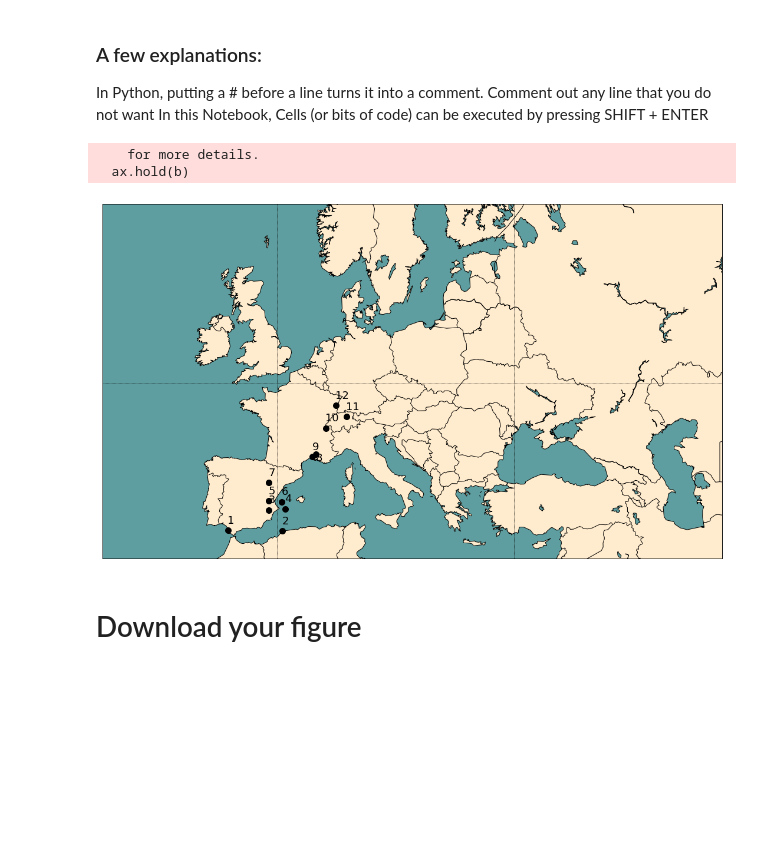
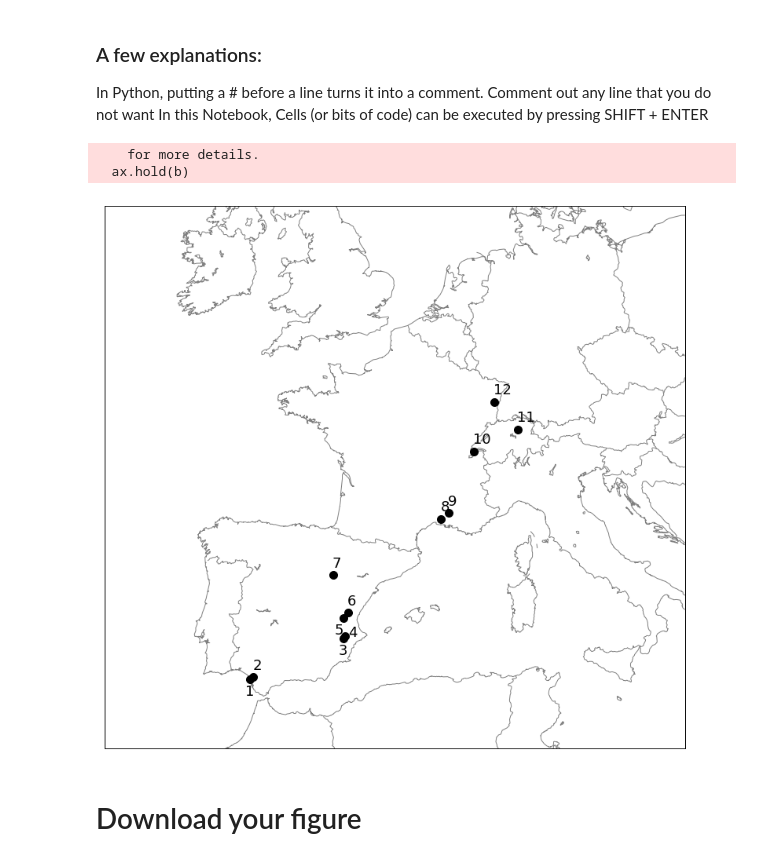
Before and after one commit to fvanden/makeMaps, a Jupyter notebook: makeMap.ipynb, the cells around one changed output. Cells and saved outputs as stored; diff of their text form; code cells hidden in the pictures; blank space fills up the shorter version.

```diff
--- a/makeMap.ipynb
+++ b/makeMap.ipynb
@@ -35,20 +35,20 @@ fig, ax = plt.subplots(figsize = (15,10)) # <-- adapt the size here
 # urcrnrlon, float : the longitude coordinate of the upper right hand corner of the map
 # urcrnrlat, float : the latitude coordinate of the upper right hand corner of the map
 
-map = Basemap(projection='merc', lat_0 = 46.92366, lon_0 = 8.22313, resolution = 'l', ellps = 'WGS84',
-             llcrnrlon = -22.1857, llcrnrlat = 33.564, urcrnrlon = 56.300, urcrnrlat = 62.545)
+map = Basemap(projection='merc', lat_0 = 46.92366, lon_0 = 8.22313, resolution = 'i', ellps = 'WGS84',
+             llcrnrlon = -14.567871, llcrnrlat = 33.564, urcrnrlon = 18.149414, urcrnrlat = 55.141210)
 
 # draw a line around the map region
-map.drawmapboundary(fill_color='cadetblue') # <-- fill_color changes the color of the Sea. Names of colours
-                                           # can be found here:
+#map.drawmapboundary(fill_color='cadetblue') # <-- fill_color changes the color of the Sea. Names of colours
+map.drawmapboundary(fill_color='white')                                           # can be found here:
                                            # https://matplotlib.org/2.0.0/examples/color/named_colors.html
 
 # draws the political boundaries
-map.drawcountries(linewidth = 1.0, color = 'k') # <-- the linewidth and the colour of the lines can be changed.
+map.drawcountries(linewidth = 1.0, color = 'grey') # <-- the linewidth and the colour of the lines can be changed.
                                                 # 'k' is black, 'r' is red, 'b' is blue etc
 
 # draws the coastlines
-map.drawcoastlines(linewidth = 1.0, color = 'k')
+map.drawcoastlines(linewidth = 1.0, color = 'grey')
 
 # draw rivers
 #map.drawrivers(linewidth = 1.0, color = 'aqua')
@@ -56,7 +56,7 @@ map.drawcoastlines(linewidth = 1.0, color = 'k')
 # colour the sea
 
 # colour the land and the lakes
-map.fillcontinents(color='blanchedalmond',lake_color='cadetblue') # <-- change the colours here
+#map.fillcontinents(color='blanchedalmond',lake_color='cadetblue') # <-- change the colours here
 
 # draws a relief map, looks nice :-) , sometimes it's better to choose between fillcontinents and shadedrelief or
 # bluemarble
@@ -66,8 +66,8 @@ map.fillcontinents(color='blanchedalmond',lake_color='cadetblue') # <-- change t
 
 # draw meridians and parallels
 
-map.drawparallels(np.arange(10,90,20)) # <-- locations where to draw them. This means from 10 to 90 in steps of 20
-map.drawmeridians(np.arange(-180,180,30))
+#map.drawparallels(np.arange(10,90,20)) # <-- locations where to draw them. This means from 10 to 90 in steps of 20
+#map.drawmeridians(np.arange(-180,180,30))
 
 # This is the important part: putting points on the map
 
@@ -75,47 +75,51 @@ latp = [43.94834, 46.17086] # <-- latitude coordinates
 lonp = [4.80892, 8.79953] # <-- longitude coordinates
 labels = ['Avignon', 'Locarno'] # <-- place names
 
-latp = [36.5267181, 36.46, 38.56, 38.69, 39.47, 39.39, 41.23, 43.91, 43.67,46.24, 47.24,48.21]
-lonp = [-6.2891002, 0.61, -1.10, 0.97, -1.11, 0.53, -1.12, 4.87, 4.42,6.13,8.74, 7.38]
-labels = [1,2,3,4,5,6,7,8,9,10,11,12]
+latp = [36.7785, 36.8768, 38.6152, 38.7200, 39.5100,39.7409,41.3584, 43.9400,43.6952,46.3992,47.2421,48.2900 ]
+lonp = [-6.3429,-6.1681, -1.1046,-1.009, -1.0785,-0.8196, -1.6856, 4.8202, 4.4135, 6.2320, 8.7328, 7.4158]
+labels = [1,2,3,4,5,6,7,9,8,10,11,12]
 
 
 
 x,y = map(lonp, latp) # <-- transformation of the lat/lon coordinates to the map coordinates
 map.plot(x, y, 'ko', markerfacecolor = 'k', markersize=10) # <-- plotting the coordinates. Comment out this line
                                                            # comment out this line if you don't want points
                                                            # 'ko' is a black circle marker, for types of markers see
                                                            # https://matplotlib.org/api/markers_api.html
                                                            # the markerfacecolor sets the inside colour of the marker
 # loop to add the labels to the points.
 for label, xpt, ypt in zip(labels, x, y):
-    if label == 8:
-        plt.text(xpt-5000, ypt-100000, label, fontsize = 18, weight= 'normal')
+    if label in [1,3]:
+        plt.text(xpt-30000, ypt-100000, label, fontsize = 18, weight= 'normal')
+    elif label == 5:
+        plt.text(xpt-60000, ypt-100000, label, fontsize = 18, weight= 'normal')
+    elif label == 4:
+        plt.text(xpt+19000, ypt-5000, label, fontsize = 18, weight= 'normal')
     else:
-        plt.text(xpt-5000, ypt+100000, label, fontsize = 18, weight= 'normal') # <-- xpt and ypt are the locations + some values
+        plt.text(xpt-5000, ypt+50000, label, fontsize = 18, weight= 'normal') # <-- xpt and ypt are the locations + some values
                                                            # to put the label above the point
                                                            # set fontsize and weight (i.e. bold) here
 
 # Here you can add a square to the map
 
 lat_r = [45.64841,47.95012,47.95012,45.64841, 45.64841] # <-- latitude coordinates of the corners of the square
 lon_r = [5.66546,5.66546,10.88976,10.88976,5.66546] # <-- longitude coordinates of the corners of the square
 
 x, y = map(lon_r, lat_r) # <-- transformation of the lat/lon coordinates to the map coordinates
 #map.plot(x,y, 'k--', linewidth =  2.5, dashes = [6,2]) # <-- plotting the coordinates. Comment out this line
                                                        # if you don't want a square
 
 
 
 plt.tight_layout()
 
 # Save the figure
 
-fig.savefig('./mapEuropeSmall.png', dpi=200)
+fig.savefig('./mapEuropeSmall2.png', dpi=200)
 # %% [output]
     for more details.
   ax.hold(b)
-[figure, old version]
+[figure, new version]
 # %% [markdown]
 # Download your figure
 # %%
```
Also changed, not shown: 4 other files.
